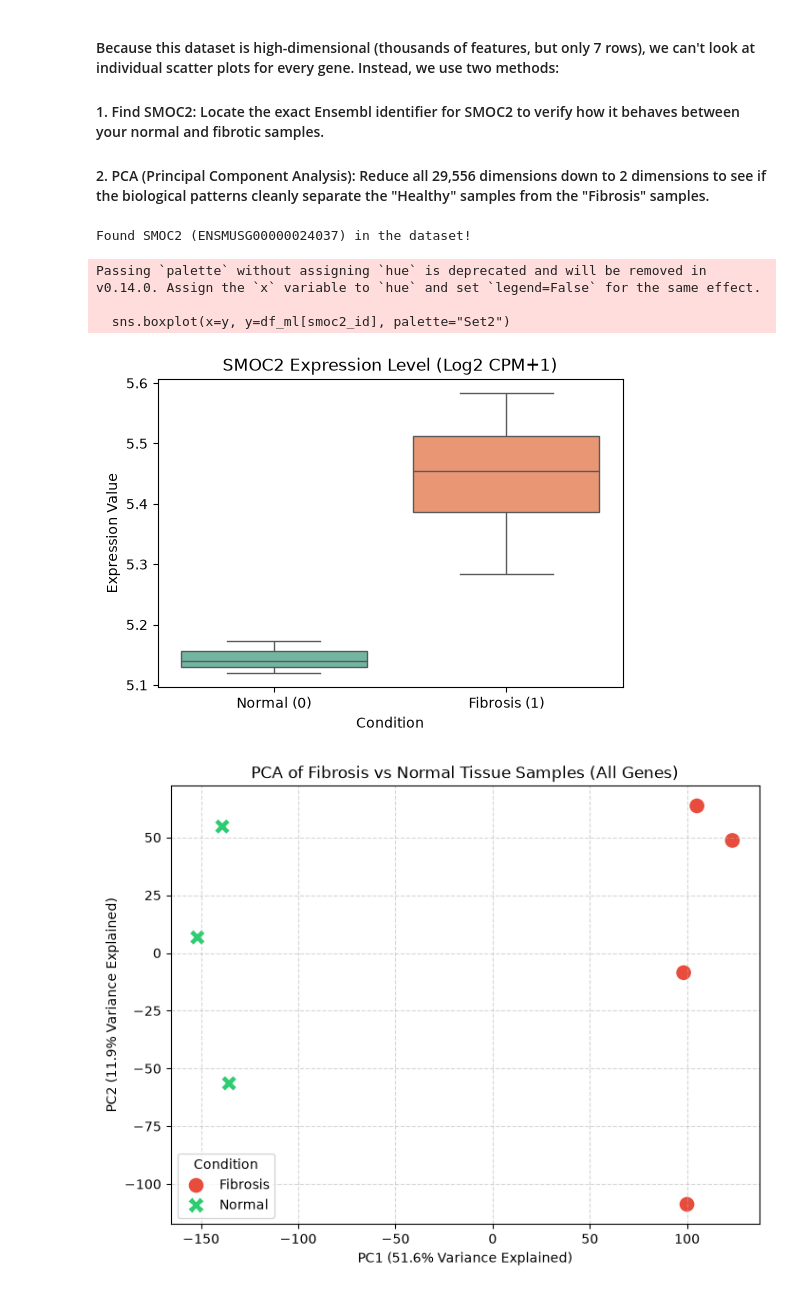
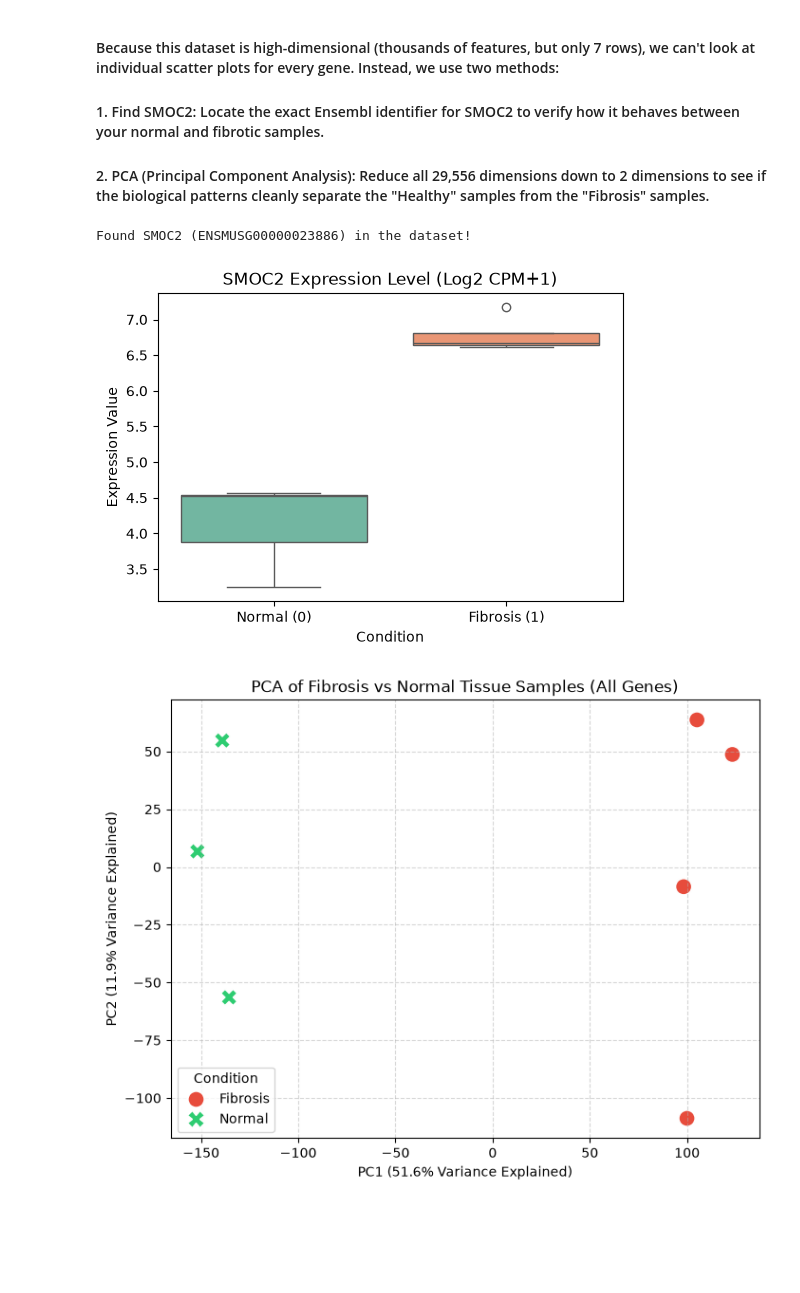
Before and after one commit to Shivzm/SMOC2-Transcriptome-Classifier, a Jupyter notebook: notebooks/01_eda_and_fibrosis_classification.ipynb, the cells around one changed output. Cells and saved outputs as stored; diff of their text form; code cells hidden in the pictures; blank space fills up the shorter version.

```diff
--- a/notebooks/01_eda_and_fibrosis_classification.ipynb
+++ b/notebooks/01_eda_and_fibrosis_classification.ipynb
@@ -119,29 +119,25 @@ from sklearn.decomposition import PCA
 from sklearn.preprocessing import StandardScaler
 # %%
 # --- 1. Find SMOC2 Gene Expression ---
-# Let's search our column indices to find the Ensembl ID mapping to SMOC2.
-# In mouse genomics, the Ensembl ID for SMOC2 is typically 'ENSMUSG00000024037'.
-# Let's verify if that ID exists in our filtered matrix columns.
-smoc2_id = 'ENSMUSG00000024037'
+# Mouse Smoc2 Ensembl ID (verified against MGI/NCBI): ENSMUSG00000023886
+smoc2_id = 'ENSMUSG00000023886'
 
 if smoc2_id in df_ml.columns:
     print(f"Found SMOC2 ({smoc2_id}) in the dataset!")
     # Plotting SMOC2 expression across conditions
     plt.figure(figsize=(6, 4))
-    sns.boxplot(x=y, y=df_ml[smoc2_id], palette="Set2")
+    sns.boxplot(x=y, y=df_ml[smoc2_id], hue=y, palette="Set2", legend=False)
     plt.xticks([0, 1], ['Normal (0)', 'Fibrosis (1)'])
     plt.title("SMOC2 Expression Level (Log2 CPM+1)")
     plt.ylabel("Expression Value")
     plt.xlabel("Condition")
+    plt.savefig("../images/SMOC2 Expression Level.png", dpi=150, bbox_inches="tight")
     plt.show()
 else:
-    print(f"⚠️ {smoc2_id} not found under standard mouse ID. Let's look up genes manually later.")
+    print(f"{smoc2_id} not found in the filtered matrix. Check that the gene was not dropped by the zero-expression filter.")
 # %% [output]
-Found SMOC2 (ENSMUSG00000024037) in the dataset!
+Found SMOC2 (ENSMUSG00000023886) in the dataset!
-Passing `palette` without assigning `hue` is deprecated and will be removed in v0.14.0. Assign the `x` variable to `hue` and set `legend=False` for the same effect.
-
-  sns.boxplot(x=y, y=df_ml[smoc2_id], palette="Set2")
-[figure, old version]
+[figure, new version]
 # %%
 # --- 2. Principal Component Analysis (PCA) ---
 # Scale features before PCA (mean=0, variance=1)
```
Also changed, not shown: parts of 11 cells of this notebook.
